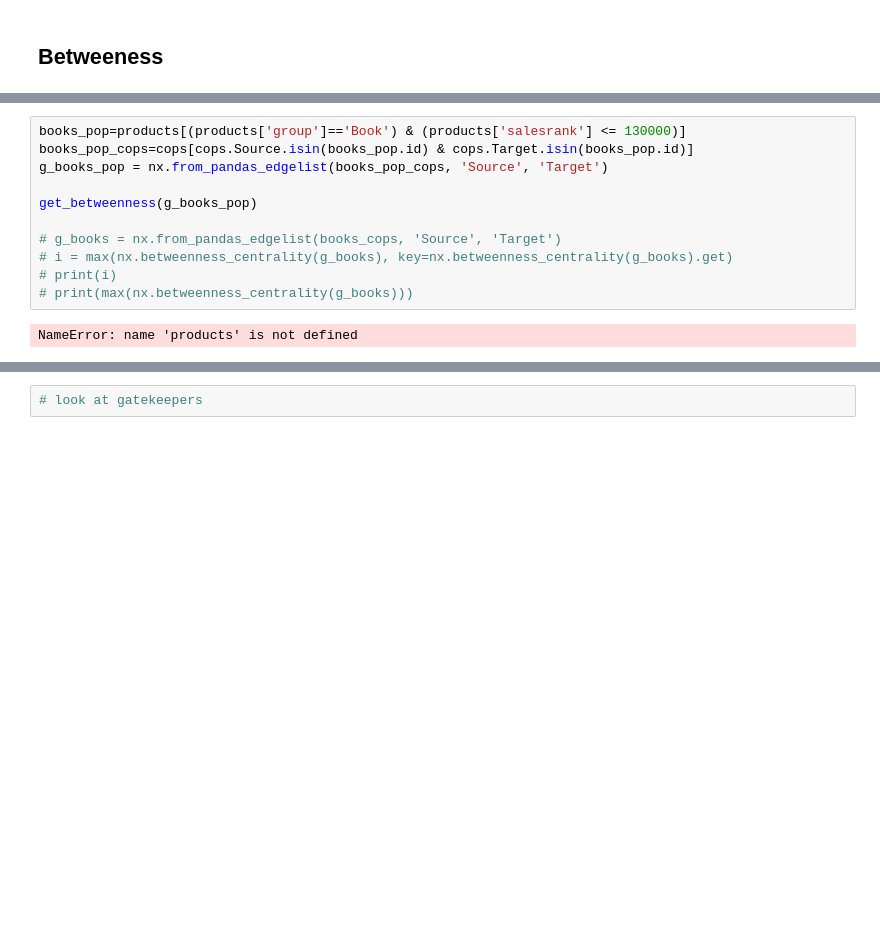
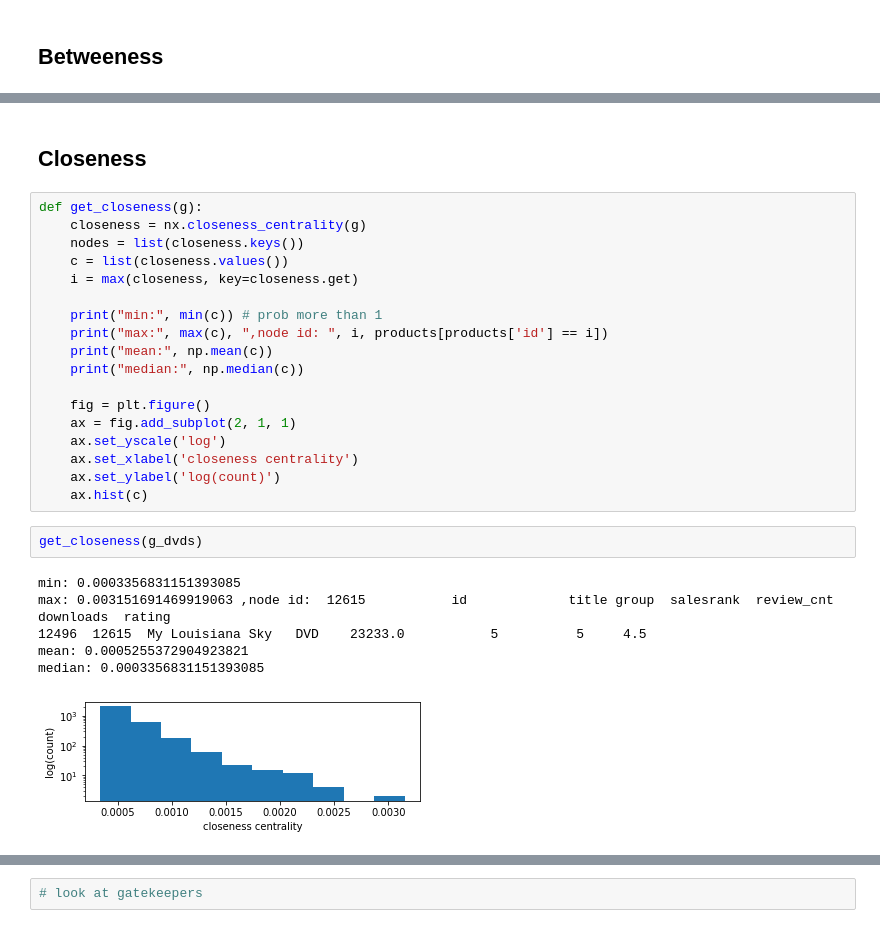
Before and after one commit to christinecho/Amazon-Copurchasing-Network, a Jupyter notebook: ORF387_Final_Project.ipynb, the cells around one changed output, grey strips where cells are left out. Saved outputs shown, nothing was run; the diff lists cells and outputs as text; blank space fills up the shorter version.

```diff
--- a/ORF387_Final_Project.ipynb
+++ b/ORF387_Final_Project.ipynb
@@ -152,13 +156,29 @@ NameError: name 'products' is not defined
-# %%
-books_pop=products[(products['group']=='Book') & (products['salesrank'] <= 130000)]
-books_pop_cops=cops[cops.Source.isin(books_pop.id) & cops.Target.isin(books_pop.id)]
-g_books_pop = nx.from_pandas_edgelist(books_pop_cops, 'Source', 'Target')
-
-get_betweenness(g_books_pop)
-
-# g_books = nx.from_pandas_edgelist(books_cops, 'Source', 'Target')
-# i = max(nx.betweenness_centrality(g_books), key=nx.betweenness_centrality(g_books).get)
-# print(i)
-# print(max(nx.betweenness_centrality(g_books)))
-# %% [output]
-NameError: name 'products' is not defined
+# %% [markdown]
+## Closeness
+# %%
+def get_closeness(g):
+    closeness = nx.closeness_centrality(g)
+    nodes = list(closeness.keys())
+    c = list(closeness.values())
+    i = max(closeness, key=closeness.get)
+
+    print("min:", min(c)) # prob more than 1
+    print("max:", max(c), ",node id: ", i, products[products['id'] == i])
+    print("mean:", np.mean(c))
+    print("median:", np.median(c))
+
+    fig = plt.figure()
+    ax = fig.add_subplot(2, 1, 1)
+    ax.set_yscale('log')
+    ax.set_xlabel('closeness centrality')
+    ax.set_ylabel('log(count)')
+    ax.hist(c)
+# %%
+get_closeness(g_dvds)
+# %% [output]
+min: 0.0003356831151393085
+max: 0.003151691469919063 ,node id:  12615           id             title group  salesrank  review_cnt  downloads  rating
+12496  12615  My Louisiana Sky   DVD    23233.0           5          5     4.5
+mean: 0.0005255372904923821
+median: 0.0003356831151393085
+[figure, added]
```
Also changed, not shown: parts of 15 cells of this notebook, 3 other files.
